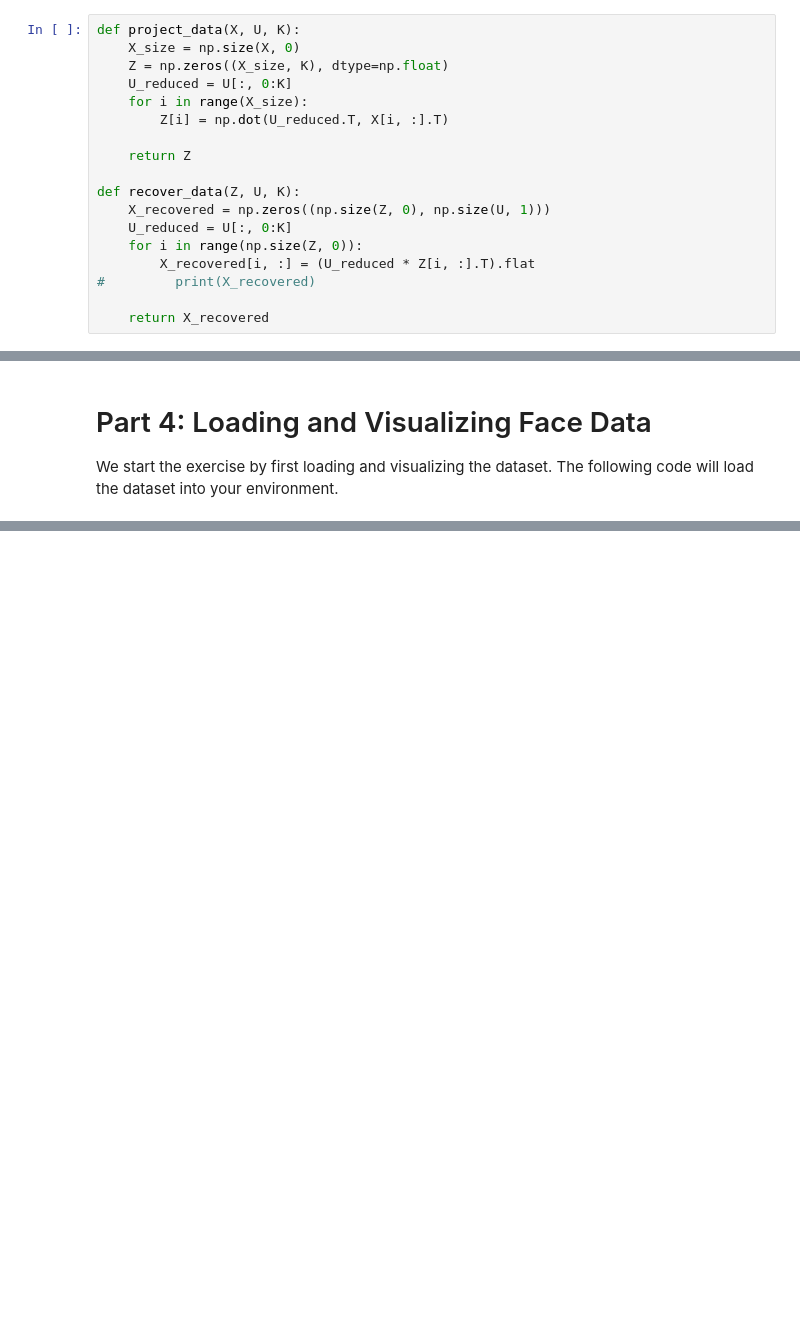
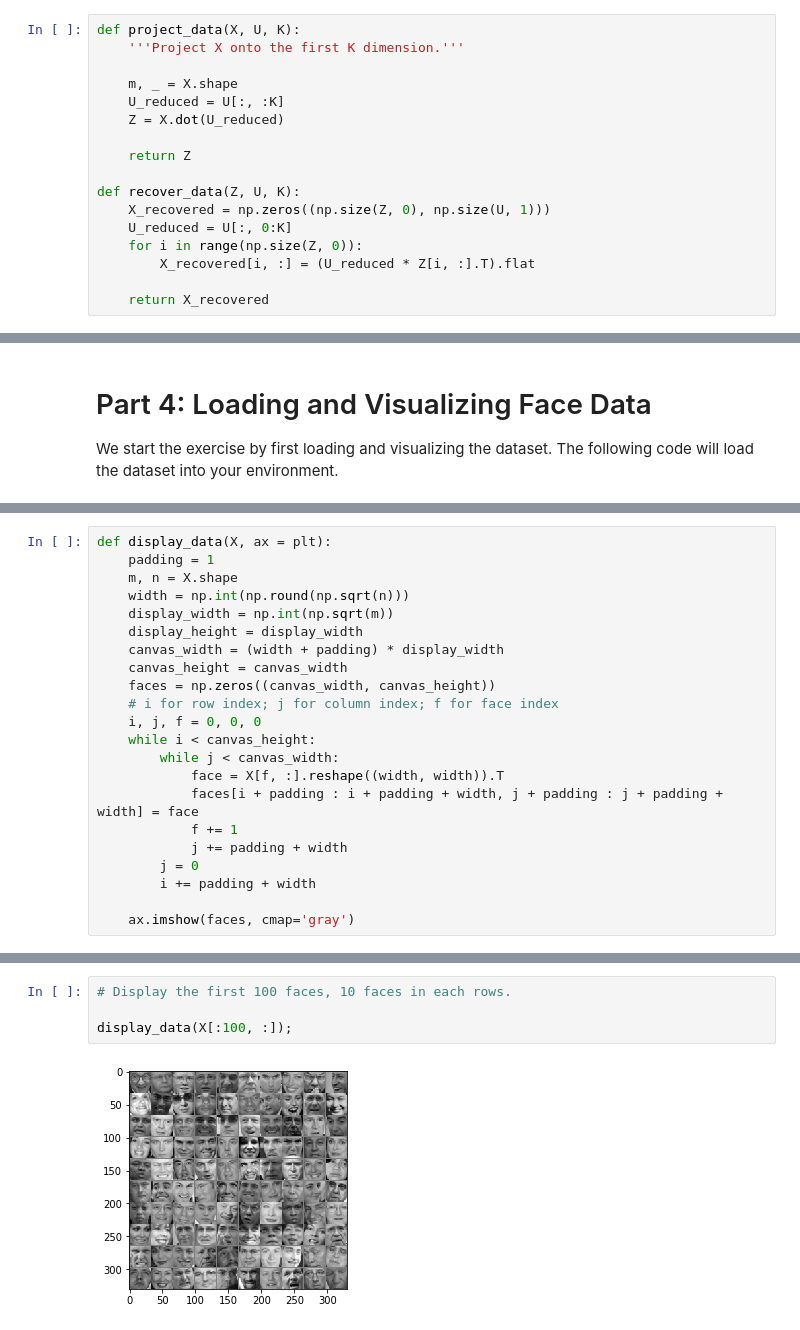
Before and after one commit to davidshen84/machine-learning, a Jupyter notebook: coursera/ex7/ex7_pca.ipynb, the cells around one changed output, grey strips where cells are left out. Drawn from its saved outputs; the diff is of its cells as text; blank space fills up the shorter version.

```diff
--- a/coursera/ex7/ex7_pca.ipynb
+++ b/coursera/ex7/ex7_pca.ipynb
@@ -63,11 +70,11 @@ dimensional space. This will show you what the data looks like when
 using only the corresponding eigenvectors to reconstruct it.
 # %%
 def project_data(X, U, K):
-    X_size = np.size(X, 0)
-    Z = np.zeros((X_size, K), dtype=np.float)
-    U_reduced = U[:, 0:K]
-    for i in range(X_size):
-        Z[i] = np.dot(U_reduced.T, X[i, :].T)
+    '''Project X onto the first K dimension.'''
+
+    m, _ = X.shape
+    U_reduced = U[:, :K]
+    Z = X.dot(U_reduced)
 
     return Z
 
@@ -76,7 +83,6 @@ def recover_data(Z, U, K):
     U_reduced = U[:, 0:K]
     for i in range(np.size(Z, 0)):
         X_recovered[i, :] = (U_reduced * Z[i, :].T).flat
-#         print(X_recovered)
 
     return X_recovered
 # %%
@@ -132,0 +129,22 @@ error: Error -3 while decompressing data: invalid literal/lengths set
+# %%
+def display_data(X, ax = plt):
+    padding = 1
+    m, n = X.shape
+    width = np.int(np.round(np.sqrt(n)))
+    display_width = np.int(np.sqrt(m))
+    display_height = display_width
+    canvas_width = (width + padding) * display_width
+    canvas_height = canvas_width
+    faces = np.zeros((canvas_width, canvas_height))
+    # i for row index; j for column index; f for face index
+    i, j, f = 0, 0, 0
+    while i < canvas_height:
+        while j < canvas_width:
+            face = X[f, :].reshape((width, width)).T
+            faces[i + padding : i + padding + width, j + padding : j + padding + width] = face
+            f += 1
+            j += padding + width
+        j = 0
+        i += padding + width
+
+    ax.imshow(faces, cmap='gray')
@@ -132,0 +159,6 @@ error: Error -3 while decompressing data: invalid literal/lengths set
+# %%
+# Display the first 100 faces, 10 faces in each rows.
+
+display_data(X[:100, :]);
+# %% [output]
+[figure, added]
```
Also changed, not shown: parts of 25 cells of this notebook, 1 other file.
